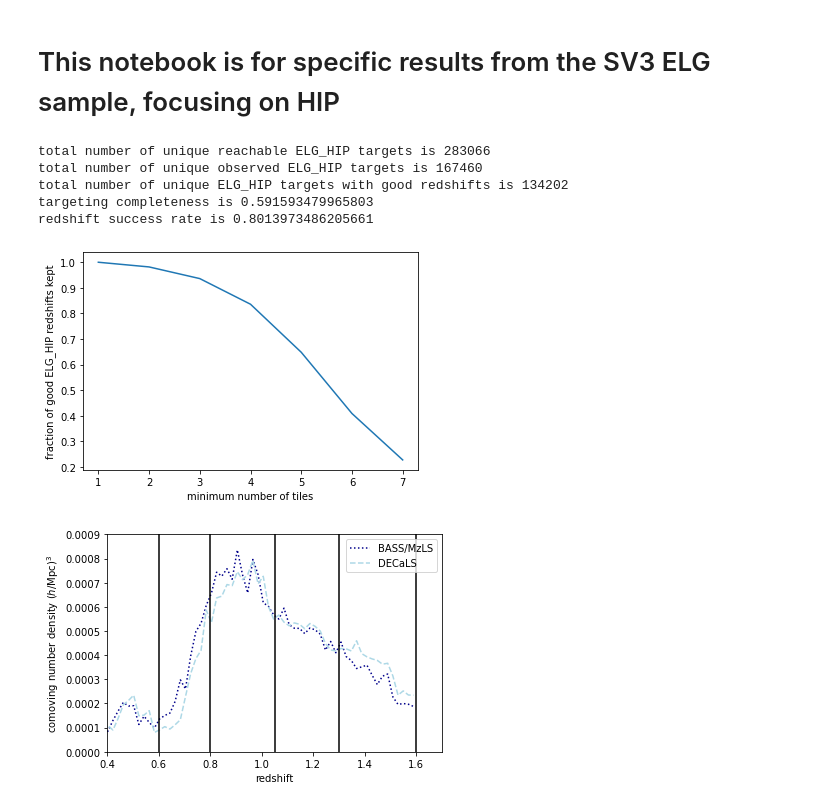
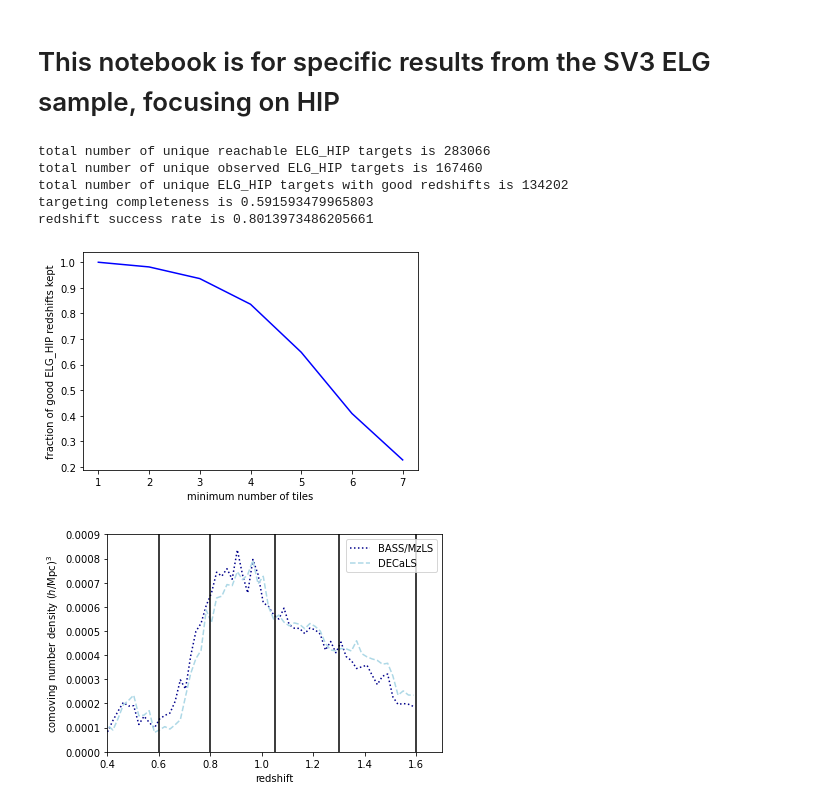
Before and after one commit to desihub/LSS, a Jupyter notebook: Sandbox/SV3ELG.ipynb, the cells around one changed output. Saved outputs shown, nothing was run; the diff lists cells and outputs as text; code cells hidden in the pictures.

```diff
--- a/Sandbox/SV3ELG.ipynb
+++ b/Sandbox/SV3ELG.ipynb
@@ -10,28 +10,28 @@ ff = fitsio.read('/global/cfs/cdirs/desi/survey/catalogs/SV3/LSS/LSScats/test/EL
 # %%
 print('total number of unique reachable ELG_HIP targets is '+str(len(ff)))
 wo = ff['LOCATION_ASSIGNED'] == 1
 print('total number of unique observed ELG_HIP targets is '+str(len(ff[wo])))
 wz = ff['ZWARN'] == 0
 print('total number of unique ELG_HIP targets with good redshifts is '+str(len(ff[wz])))
 print('targeting completeness is '+str(len(ff[wo])/len(ff)))
 print('redshift success rate is '+str(len(ff[wz])/len(ff[wo])))
 ngl = [len(ff[wz])]
 ntm = [1]
 for nt in range(1,7):
     wt = ff['NTILE'] > nt
     ntm.append(nt+1)
     ngl.append(len(ff[wz&wt]))
-plt.plot(ntm,np.array(ngl)/len(ff[wz]))
+plt.plot(ntm,np.array(ngl)/len(ff[wz]),'-b')
 plt.xlabel('minimum number of tiles')
 plt.ylabel('fraction of good ELG_HIP redshifts kept')
 plt.show()
 # %% [output]
 total number of unique reachable ELG_HIP targets is 283066
 total number of unique observed ELG_HIP targets is 167460
 total number of unique ELG_HIP targets with good redshifts is 134202
 targeting completeness is 0.591593479965803
 redshift success rate is 0.8013973486205661
-[figure, old version]
+[figure, new version]
 # %%
 #plot n(z)
 nz = np.loadtxt('/global/cfs/cdirs/desi/survey/catalogs/SV3/LSS/LSScats/test/ELG_HIP_N_nz.dat').transpose()
```
Also changed, not shown: 3 other files.
